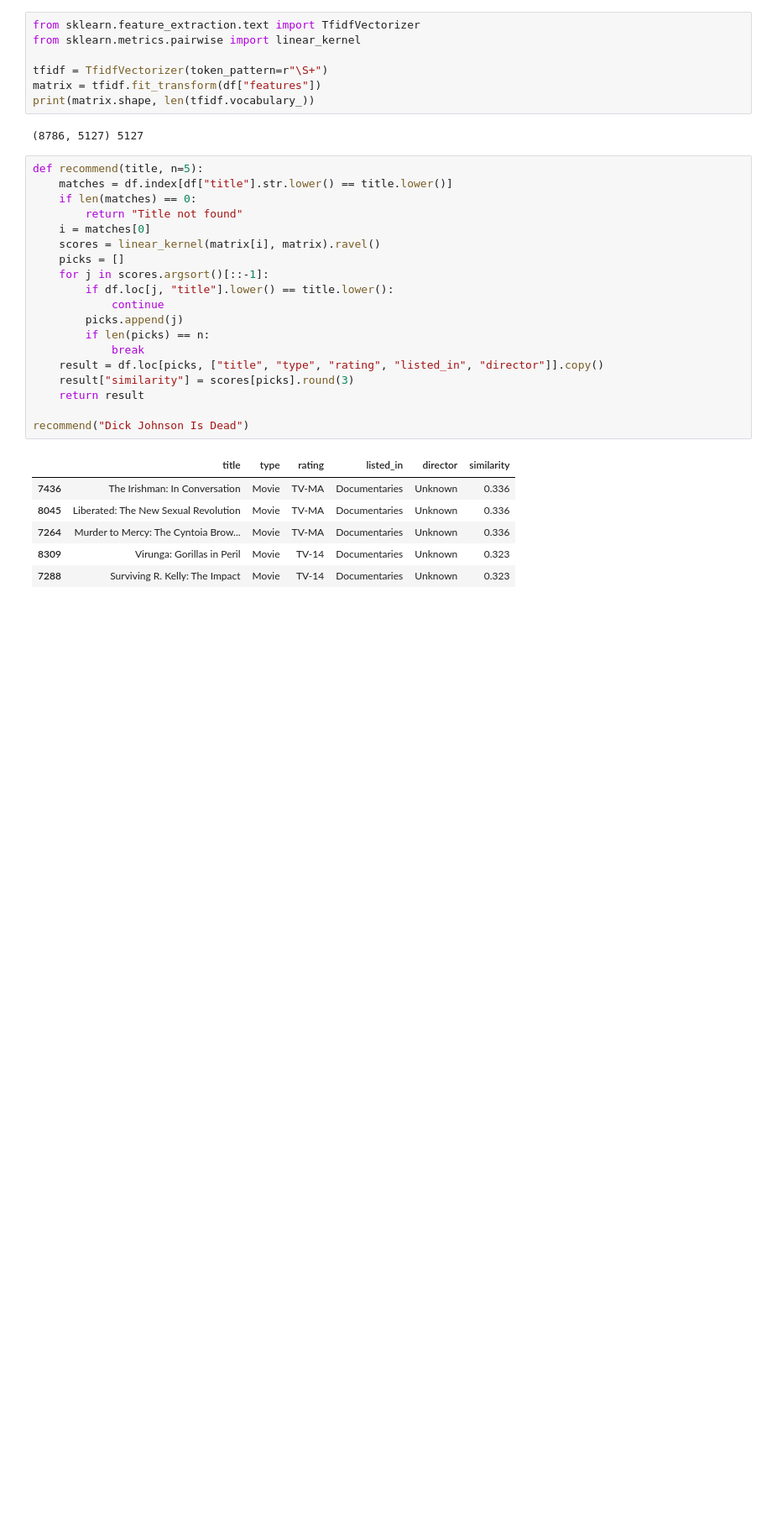
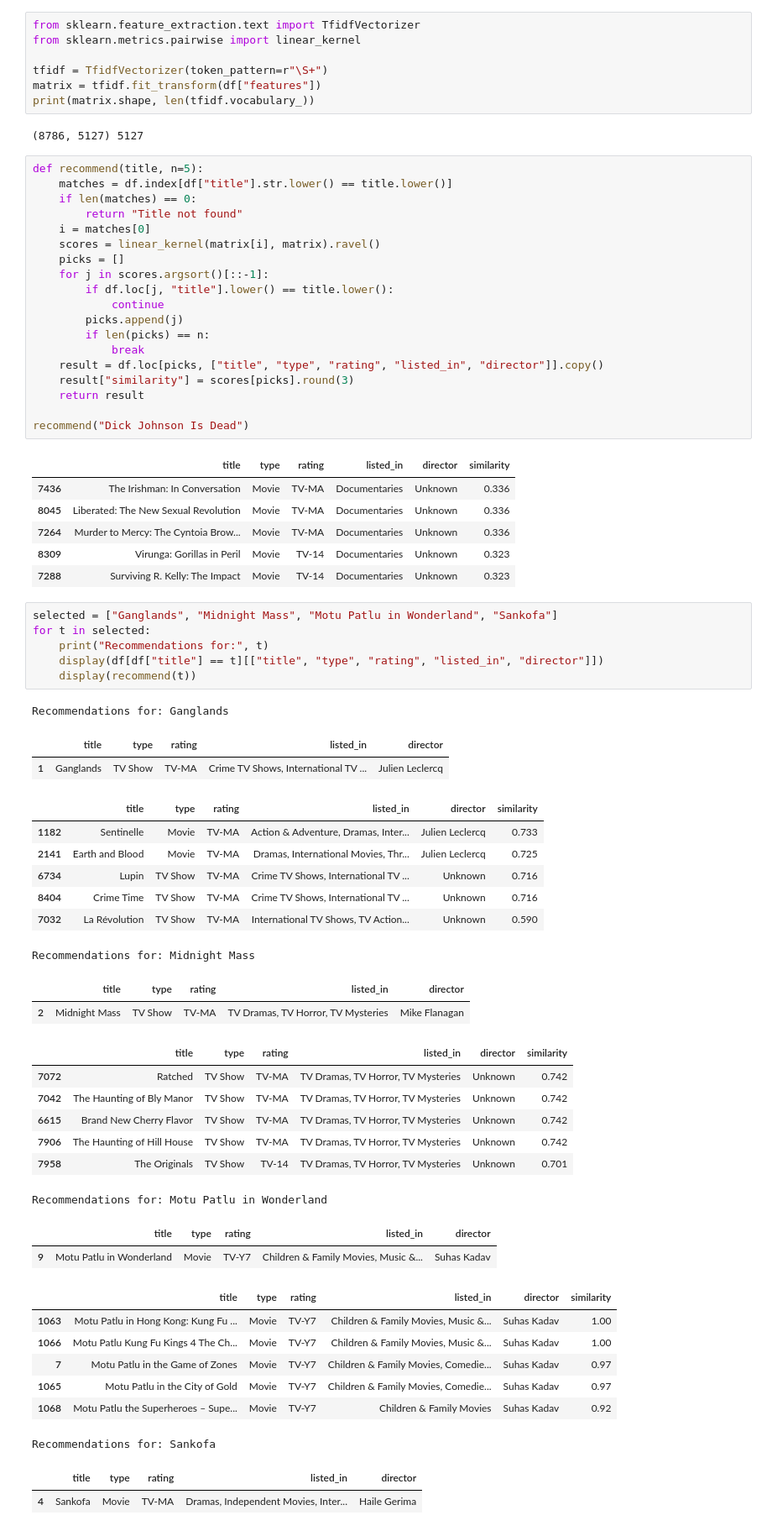
Before and after one commit to IrafashCactus/auspify-netflix-data-science, a Jupyter notebook: notebooks/03_recommendation_system.ipynb, the cells around one changed output. Shown at 84% size. Saved outputs shown, nothing was run; the diff lists cells and outputs as text; blank space fills up the shorter version.

Commit message:
Task 3: add recommendations and evaluation

```diff
--- a/notebooks/03_recommendation_system.ipynb
+++ b/notebooks/03_recommendation_system.ipynb
@@ -66,3 +66,40 @@ recommend("Dick Johnson Is Dead")
 | 7264 | Murder to Mercy: The Cyntoia Brow... | Movie | TV-MA | Documentaries | Unknown | 0.336 |
 | 8309 | Virunga: Gorillas in Peril | Movie | TV-14 | Documentaries | Unknown | 0.323 |
 | 7288 | Surviving R. Kelly: The Impact | Movie | TV-14 | Documentaries | Unknown | 0.323 |
+# %%
+selected = ["Ganglands", "Midnight Mass", "Motu Patlu in Wonderland", "Sankofa"]
+for t in selected:
+    print("Recommendations for:", t)
+    display(df[df["title"] == t][["title", "type", "rating", "listed_in", "director"]])
+    display(recommend(t))
+# %% [output]
+Recommendations for: Ganglands
+|  | title | type | rating | listed_in | director |
+| 1 | Ganglands | TV Show | TV-MA | Crime TV Shows, International TV ... | Julien Leclercq |
+|  | title | type | rating | listed_in | director | similarity |
+| 1182 | Sentinelle | Movie | TV-MA | Action & Adventure, Dramas, Inter... | Julien Leclercq | 0.733 |
+| 2141 | Earth and Blood | Movie | TV-MA | Dramas, International Movies, Thr... | Julien Leclercq | 0.725 |
+| 6734 | Lupin | TV Show | TV-MA | Crime TV Shows, International TV ... | Unknown | 0.716 |
+| 8404 | Crime Time | TV Show | TV-MA | Crime TV Shows, International TV ... | Unknown | 0.716 |
+| 7032 | La Révolution | TV Show | TV-MA | International TV Shows, TV Action... | Unknown | 0.590 |
+Recommendations for: Midnight Mass
+|  | title | type | rating | listed_in | director |
+| 2 | Midnight Mass | TV Show | TV-MA | TV Dramas, TV Horror, TV Mysteries | Mike Flanagan |
+|  | title | type | rating | listed_in | director | similarity |
+| 7072 | Ratched | TV Show | TV-MA | TV Dramas, TV Horror, TV Mysteries | Unknown | 0.742 |
+| 7042 | The Haunting of Bly Manor | TV Show | TV-MA | TV Dramas, TV Horror, TV Mysteries | Unknown | 0.742 |
+| 6615 | Brand New Cherry Flavor | TV Show | TV-MA | TV Dramas, TV Horror, TV Mysteries | Unknown | 0.742 |
+| 7906 | The Haunting of Hill House | TV Show | TV-MA | TV Dramas, TV Horror, TV Mysteries | Unknown | 0.742 |
+| 7958 | The Originals | TV Show | TV-14 | TV Dramas, TV Horror, TV Mysteries | Unknown | 0.701 |
+Recommendations for: Motu Patlu in Wonderland
+|  | title | type | rating | listed_in | director |
+| 9 | Motu Patlu in Wonderland | Movie | TV-Y7 | Children & Family Movies, Music &... | Suhas Kadav |
+|  | title | type | rating | listed_in | director | similarity |
+| 1063 | Motu Patlu in Hong Kong: Kung Fu ... | Movie | TV-Y7 | Children & Family Movies, Music &... | Suhas Kadav | 1.00 |
+| 1066 | Motu Patlu Kung Fu Kings 4 The Ch... | Movie | TV-Y7 | Children & Family Movies, Music &... | Suhas Kadav | 1.00 |
+| 7 | Motu Patlu in the Game of Zones | Movie | TV-Y7 | Children & Family Movies, Comedie... | Suhas Kadav | 0.97 |
+| 1065 | Motu Patlu in the City of Gold | Movie | TV-Y7 | Children & Family Movies, Comedie... | Suhas Kadav | 0.97 |
+| 1068 | Motu Patlu the Superheroes – Supe... | Movie | TV-Y7 | Children & Family Movies | Suhas Kadav | 0.92 |
+Recommendations for: Sankofa
+|  | title | type | rating | listed_in | director |
+| 4 | Sankofa | Movie | TV-MA | Dramas, Independent Movies, Inter... | Haile Gerima |
```
Also changed, not shown: parts of 1 cell of this notebook, 1 other file.
